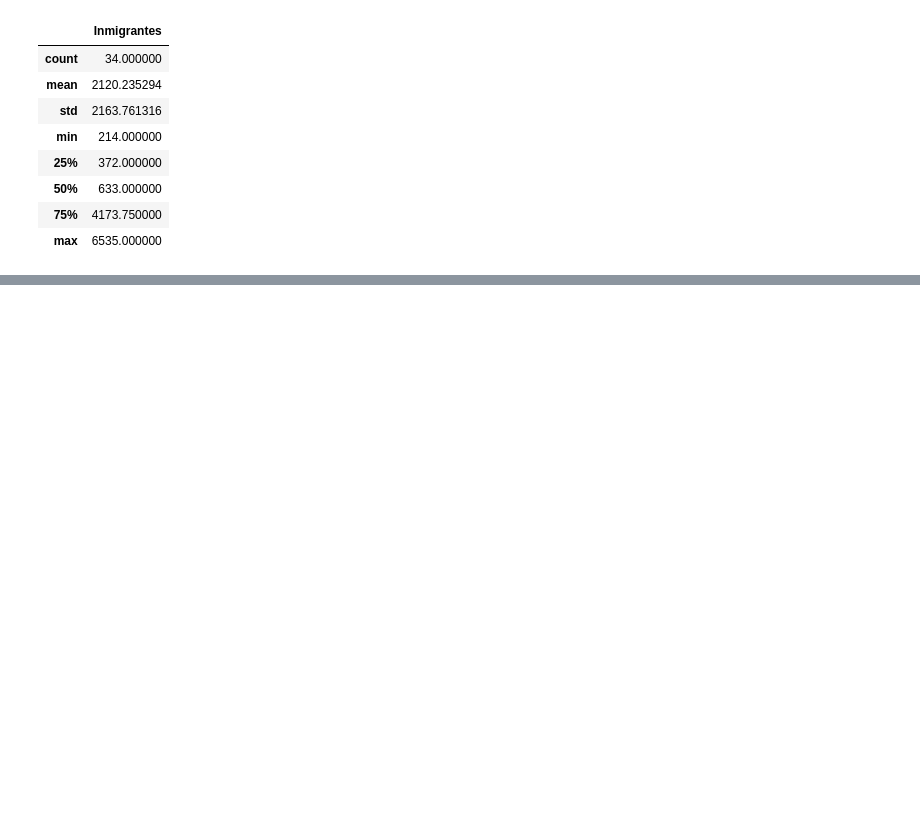
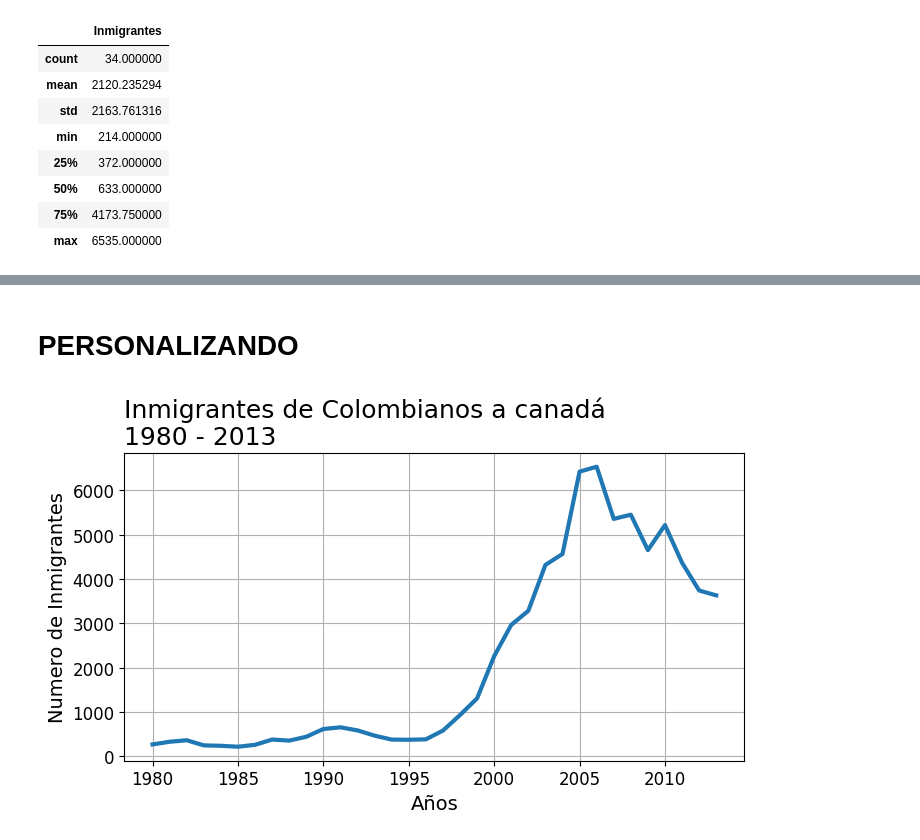
Before and after one commit to MarteDevs/visualizacion-de-datos-con-bibliotecas-de-python, a Jupyter notebook: visualizacion_de_datos_con_python.ipynb, the cells around one changed output, grey strips where cells are left out. Cells and saved outputs as stored; diff of their text form; code cells hidden in the pictures; blank space fills up the shorter version.

```diff
--- a/visualizacion_de_datos_con_python.ipynb
+++ b/visualizacion_de_datos_con_python.ipynb
@@ -350,0 +380,26 @@ plt.show()
+# %% [markdown]
+# PERSONALIZANDO
+# %%
+# almacenaremos nuestros graficos en variables
+fig, ax = plt.subplots(figsize=(8, 4))
+# lw hace la lina de tenedencia mas grande
+# marker agrega marcadores en punto
+ax.plot(datos_col['Año'], datos_col['Inmigrantes'] , lw = 3) #marker= 'o')
+ax.xaxis.set_major_locator(plt.MultipleLocator(5))
+#se cambia el tamaño de la letra
+# loc especifica a la izquierda el nombre del titulo
+ax.set_title('Inmigrantes de Colombianos a canadá \n1980 - 2013', fontsize = 18, loc ='left')
+ax.set_xlabel('Años', fontsize=14)
+ax.set_ylabel('Numero de Inmigrantes', fontsize=14)
+# cambiar el tamañano de los ejes
+ax.yaxis.set_tick_params(labelsize=12)
+ax.xaxis.set_tick_params(labelsize=12)
+
+ax.grid()
+plt.show()
+
+
+
+# cuando se quiera observar en tiempo se debe usar un grafico de lineas
+# %% [output]
+[figure, added]
```
Also changed, not shown: parts of 3 cells of this notebook.
